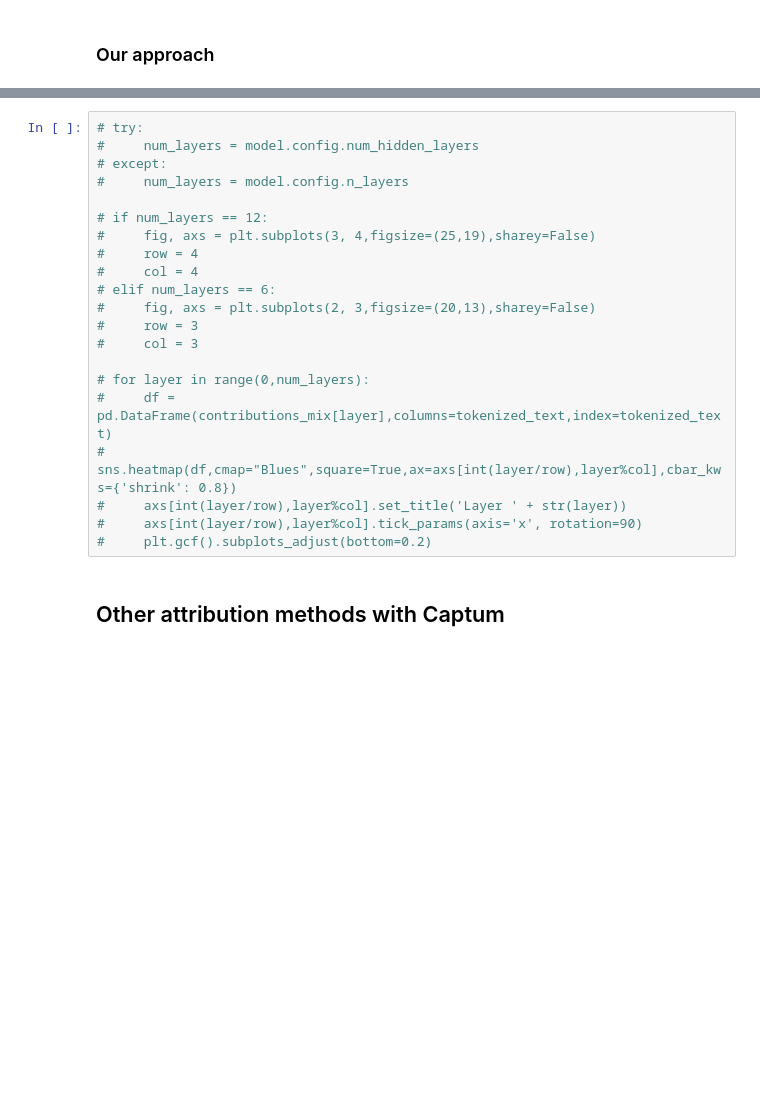
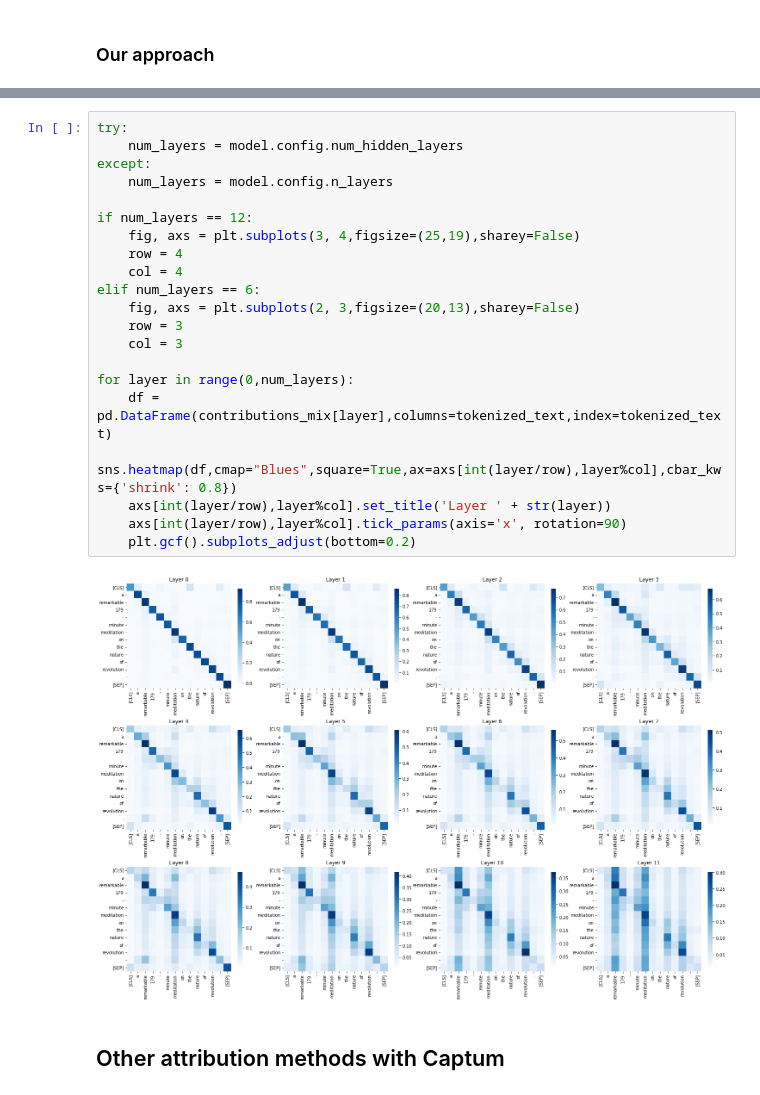
Before and after one commit to mt-upc/transformer-contributions, a Jupyter notebook: Text_classification.ipynb, the cells around one changed output, grey strips where cells are left out. Drawn from its saved outputs; the diff is of its cells as text; blank space fills up the shorter version.

```diff
--- a/Text_classification.ipynb
+++ b/Text_classification.ipynb
@@ -242,24 +146,26 @@ plt.gcf().subplots_adjust(bottom=0.2)
 # %%
-# try:
-#     num_layers = model.config.num_hidden_layers
-# except:
-#     num_layers = model.config.n_layers
+try:
+    num_layers = model.config.num_hidden_layers
+except:
+    num_layers = model.config.n_layers
 
-# if num_layers == 12:
-#     fig, axs = plt.subplots(3, 4,figsize=(25,19),sharey=False)
-#     row = 4
-#     col = 4
-# elif num_layers == 6:
-#     fig, axs = plt.subplots(2, 3,figsize=(20,13),sharey=False)
-#     row = 3
-#     col = 3
+if num_layers == 12:
+    fig, axs = plt.subplots(3, 4,figsize=(25,19),sharey=False)
+    row = 4
+    col = 4
+elif num_layers == 6:
+    fig, axs = plt.subplots(2, 3,figsize=(20,13),sharey=False)
+    row = 3
+    col = 3
 
-# for layer in range(0,num_layers):
-#     df = pd.DataFrame(contributions_mix[layer],columns=tokenized_text,index=tokenized_text)
-#     sns.heatmap(df,cmap="Blues",square=True,ax=axs[int(layer/row),layer%col],cbar_kws={'shrink': 0.8})
-#     axs[int(layer/row),layer%col].set_title('Layer ' + str(layer))
-#     axs[int(layer/row),layer%col].tick_params(axis='x', rotation=90)
-#     plt.gcf().subplots_adjust(bottom=0.2)
+for layer in range(0,num_layers):
+    df = pd.DataFrame(contributions_mix[layer],columns=tokenized_text,index=tokenized_text)
+    sns.heatmap(df,cmap="Blues",square=True,ax=axs[int(layer/row),layer%col],cbar_kws={'shrink': 0.8})
+    axs[int(layer/row),layer%col].set_title('Layer ' + str(layer))
+    axs[int(layer/row),layer%col].tick_params(axis='x', rotation=90)
+    plt.gcf().subplots_adjust(bottom=0.2)
+# %% [output]
+[figure, added]
 # %% [markdown]
 ## Other attribution methods with Captum
 # %%
```
Also changed, not shown: parts of 16 cells of this notebook, 7 other files.
